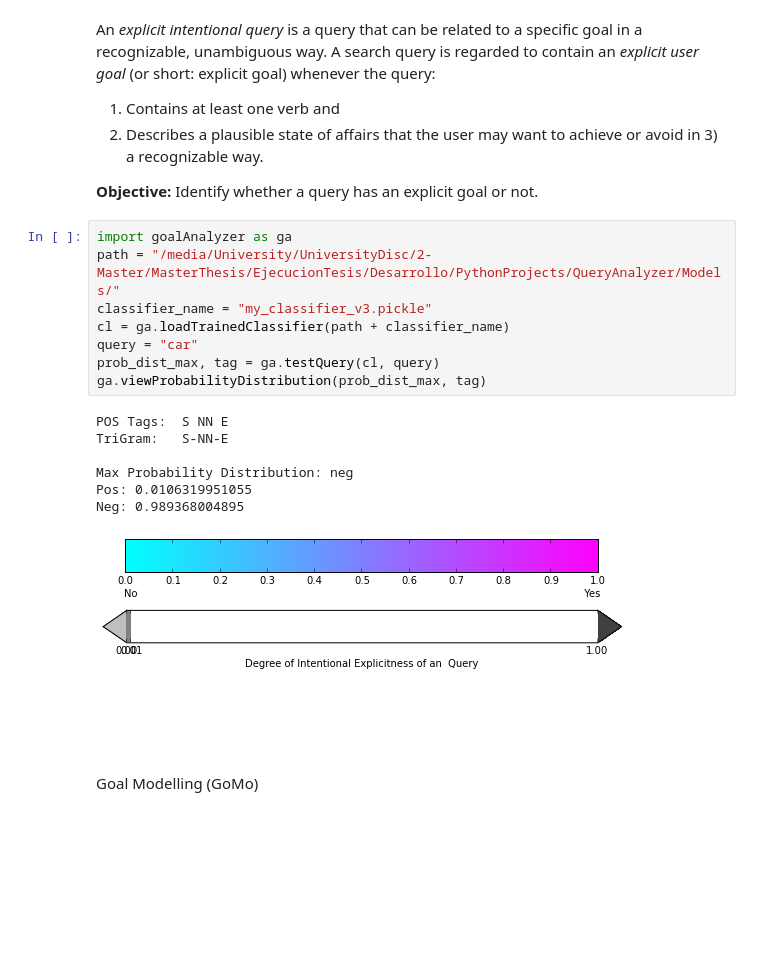
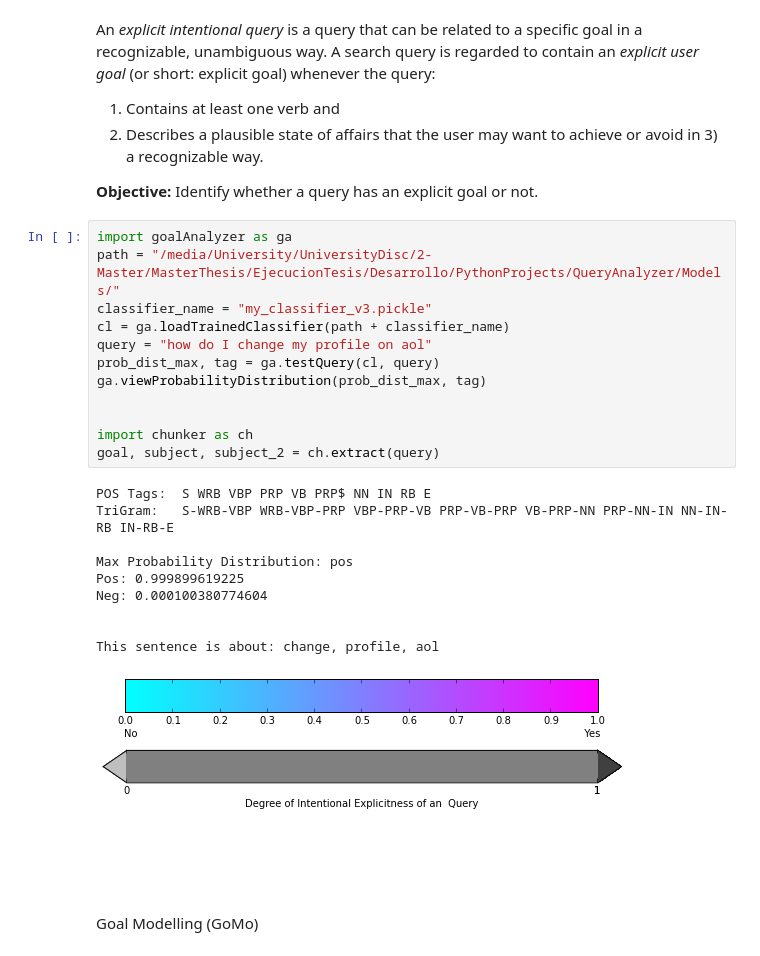
Before and after one commit to ljsou/QueryAnalyzer, a Jupyter notebook: QueryAnalyzer.ipynb, the cells around one changed output. Cells and saved outputs as stored; diff of their text form; blank space fills up the shorter version.

```diff
--- a/QueryAnalyzer.ipynb
+++ b/QueryAnalyzer.ipynb
@@ -11,19 +11,26 @@ An <i>explicit intentional query</i> is a query that can be related to a specifi
 # %%
 import goalAnalyzer as ga
 path = "/media/University/UniversityDisc/2-Master/MasterThesis/EjecucionTesis/Desarrollo/PythonProjects/QueryAnalyzer/Models/"
 classifier_name = "my_classifier_v3.pickle"
 cl = ga.loadTrainedClassifier(path + classifier_name)
-query = "car"
+query = "how do I change my profile on aol"
 prob_dist_max, tag = ga.testQuery(cl, query)
 ga.viewProbabilityDistribution(prob_dist_max, tag)
+
+
+import chunker as ch
+goal, subject, subject_2 = ch.extract(query)
 # %% [output]
-POS Tags:  S NN E
-TriGram:   S-NN-E
+POS Tags:  S WRB VBP PRP VB PRP$ NN IN RB E
+TriGram:   S-WRB-VBP WRB-VBP-PRP VBP-PRP-VB PRP-VB-PRP VB-PRP-NN PRP-NN-IN NN-IN-RB IN-RB-E
 
-Max Probability Distribution: neg
-Pos: 0.0106319951055
-Neg: 0.989368004895
+Max Probability Distribution: pos
+Pos: 0.999899619225
+Neg: 0.000100380774604
+
+
+This sentence is about: change, profile, aol
-[figure, old version]
+[figure, new version]
 # %% [markdown]
 # <br />
 Goal Modelling (GoMo)
```
Also changed, not shown: parts of 8 cells of this notebook, 3 other files.
